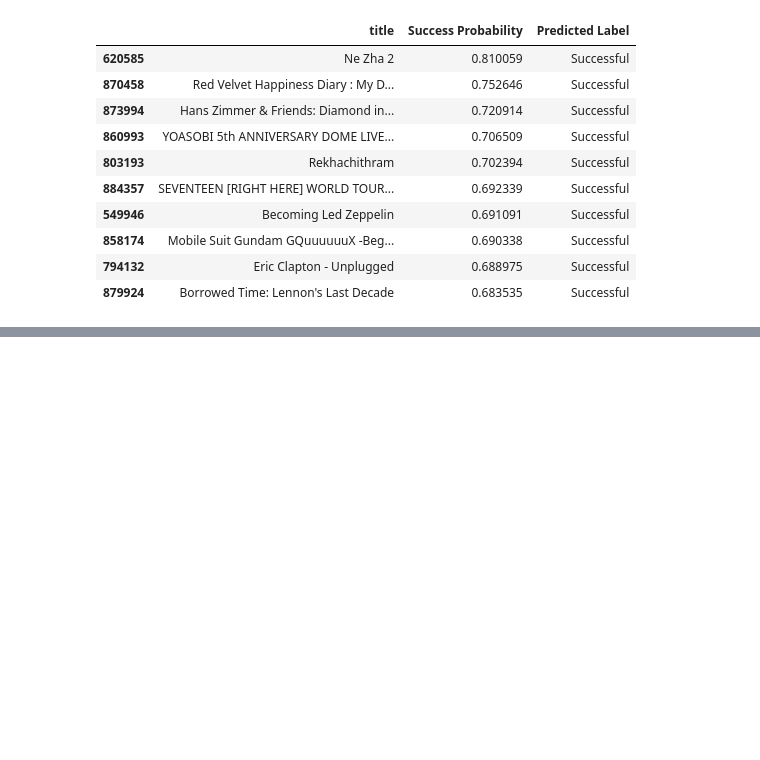
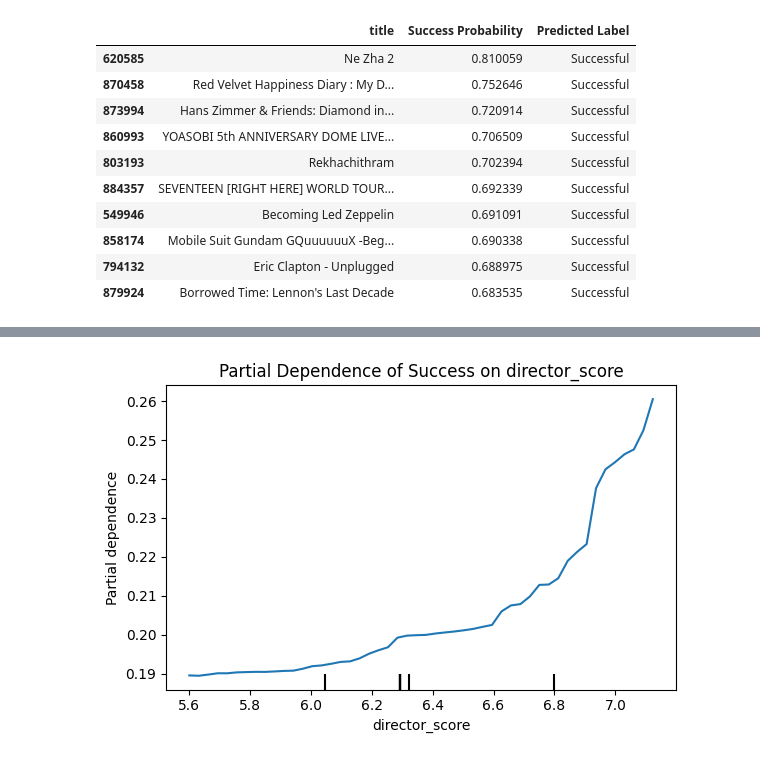
Before and after one commit to jonnycomes/movie-data, a Jupyter notebook: notebooks/successful_movie_prediction/main_models_and_predictions.ipynb, the cells around one changed output, grey strips where cells are left out. Saved outputs shown, nothing was run; the diff lists cells and outputs as text; code cells hidden in the pictures; blank space fills up the shorter version.

```diff
--- a/notebooks/successful_movie_prediction/main_models_and_predictions.ipynb
+++ b/notebooks/successful_movie_prediction/main_models_and_predictions.ipynb
@@ -520,0 +639,4 @@ get_most_likely_successful(rf_with_scores, new_movies_with_scores, X_new_movies_
+# %%
+make_pdp(rf_with_scores, X_train_with_scores, ['director_score'])
+# %% [output]
+[figure, added]
```
Also changed, not shown: parts of 15 cells of this notebook.
